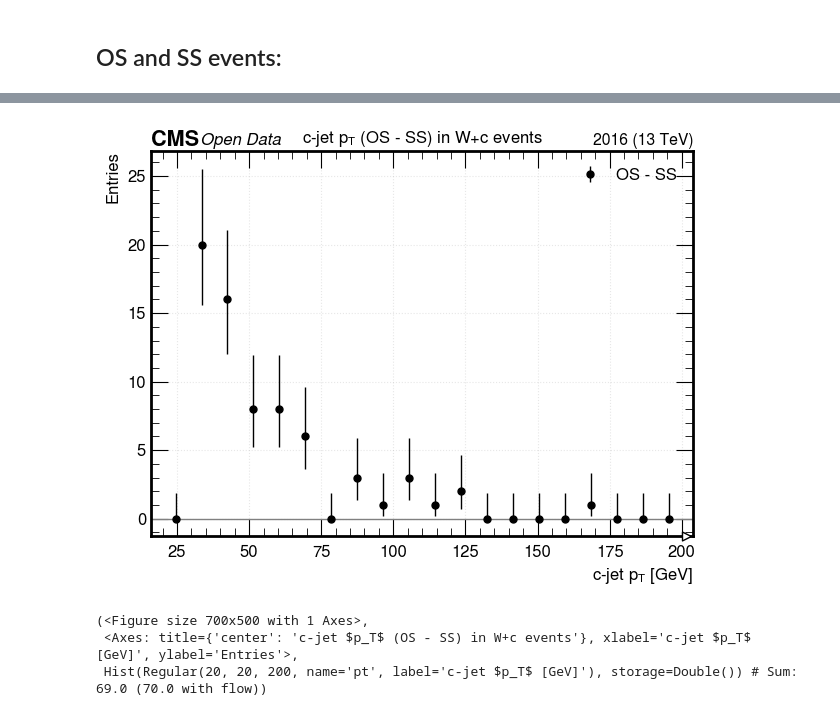
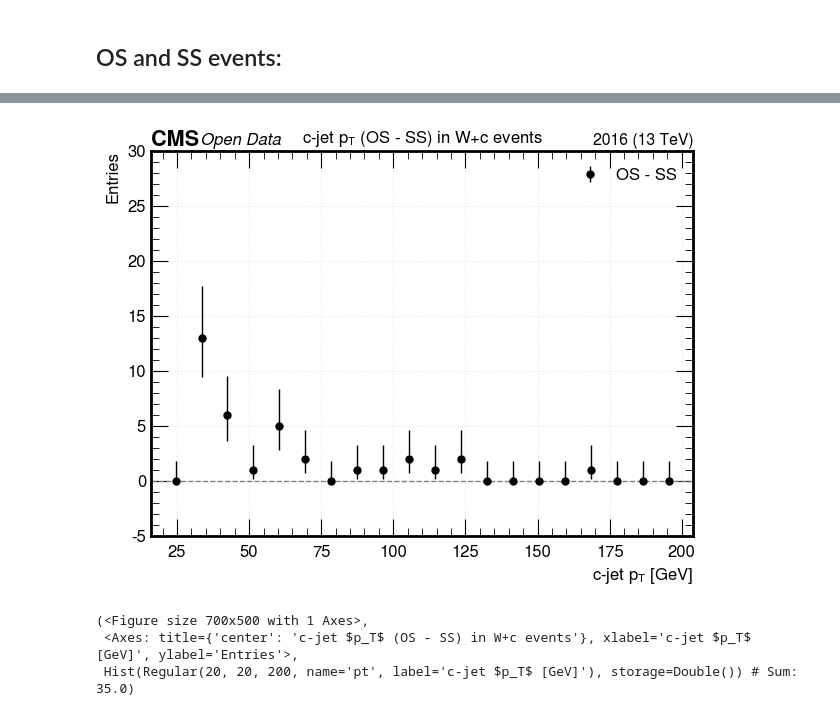
Before and after one commit to xondikoi03/charmTaggingAnalysis, a Jupyter notebook: Coffea/notebooks/WcAnalysis.ipynb, the cells around one changed output, grey strips where cells are left out. Saved outputs shown, nothing was run; the diff lists cells and outputs as text; code cells hidden in the pictures.

Commit message:
Updated Coffea Notebook - Added IP Significance cut

```diff
--- a/Coffea/notebooks/WcAnalysis.ipynb
+++ b/Coffea/notebooks/WcAnalysis.ipynb
@@ -246,6 +401,20 @@ cMuPassCuts = (
     (Muon.tightId == 1)
 )
 soft_muon = Muon[cMuPassCuts]
+
+# Impact parameter significance cut (2D)
+# Nominal cut: > 2 ; systematic variation: > 1
+ipSigCut_nom = 2.0
+ipSigCut_syst = 1.0  # optional systematic variation
+
+dxy_err_ok = (soft_muon.dxyErr > 0)
+sip2d = abs(soft_muon.dxy) / soft_muon.dxyErr
+
+# choose ONE of these masks depending on what you want to run
+ipSigMask = dxy_err_ok & (sip2d > ipSigCut_nom)
+# ipSigMask = dxy_err_ok & (sip2d > ipSigCut_syst)  # systematic alternative
+
+soft_muon = soft_muon[ipSigMask]
 
 # Require the muon be matched to a jet (jetIdx >= 0)
 soft_muon_injet = soft_muon[soft_muon.jetIdx >= 0]
@@ -307,6 +476,21 @@ cMuMask_wc = (
     (Muon_wc.tightId == 1)
     )
 soft_mu_wc = Muon_wc[cMuMask_wc]
+
+#  Impact parameter significance cut (2D)
+# Nominal cut: > 2 ; systematic variation: > 1
+ipSigCut_nom = 2.0
+ipSigCut_syst = 1.0  # optional systematic variation
+
+dxy_err_ok = (soft_mu_wc.dxyErr > 0)
+sip2d = abs(soft_mu_wc.dxy) / soft_mu_wc.dxyErr
+
+# choose ONE of these masks depending on what you want to run
+ipSigMask = dxy_err_ok & (sip2d > ipSigCut_nom)
+# ipSigMask = dxy_err_ok & (sip2d > ipSigCut_syst)  # systematic alternative
+
+soft_mu_wc = soft_mu_wc[ipSigMask]
+
 soft_mu_wc = soft_mu_wc[soft_mu_wc.jetIdx >= 0]
 matched_jet_wc = Jet_wc[soft_mu_wc.jetIdx]
 Jet_PassCuts_wc = (
@@ -506,23 +551,25 @@ def make_diff_hist(
 # %%
 make_diff_hist(
     cjet_pt_OS,
     cjet_pt_SS,
     bins=20,
     lo=20,
     hi=200,
+    ylo=-5,
+    yhi=30,
     name="pt",
     xlabel=r"c-jet $p_T$ [GeV]",
     title=r"c-jet $p_T$ (OS - SS) in W+c events",
     diff_label="OS - SS",
     color="k",
     histtype="errorbar",
     yerr=True,
     zero_line=True,
     normalize=False,
     fname="Plots/cjet_pt_diff.png"
 )
 # %% [output]
-[figure, old version]
+[figure, new version]
 (<Figure size 700x500 with 1 Axes>,
  <Axes: title={'center': 'c-jet $p_T$ (OS - SS) in W+c events'}, xlabel='c-jet $p_T$ [GeV]', ylabel='Entries'>,
- Hist(Regular(20, 20, 200, name='pt', label='c-jet $p_T$ [GeV]'), storage=Double()) # Sum: 69.0 (70.0 with flow))
+ Hist(Regular(20, 20, 200, name='pt', label='c-jet $p_T$ [GeV]'), storage=Double()) # Sum: 35.0)
```
Also changed, not shown: parts of 7 cells of this notebook, 1 other file.
